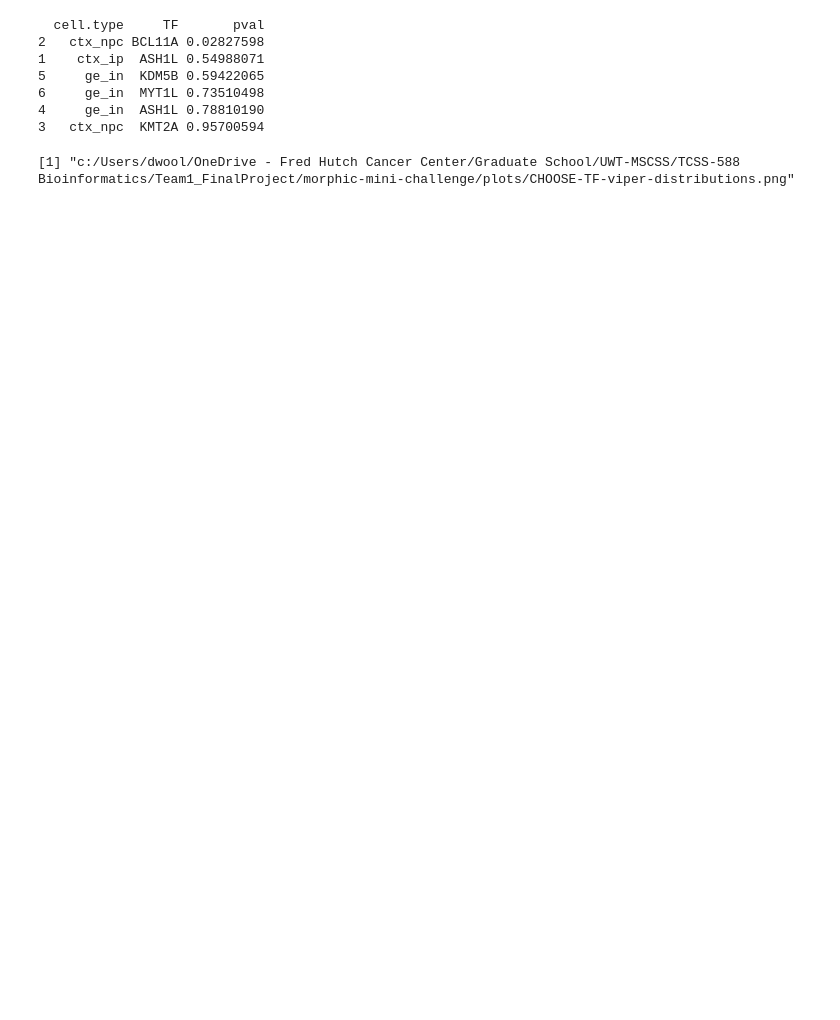
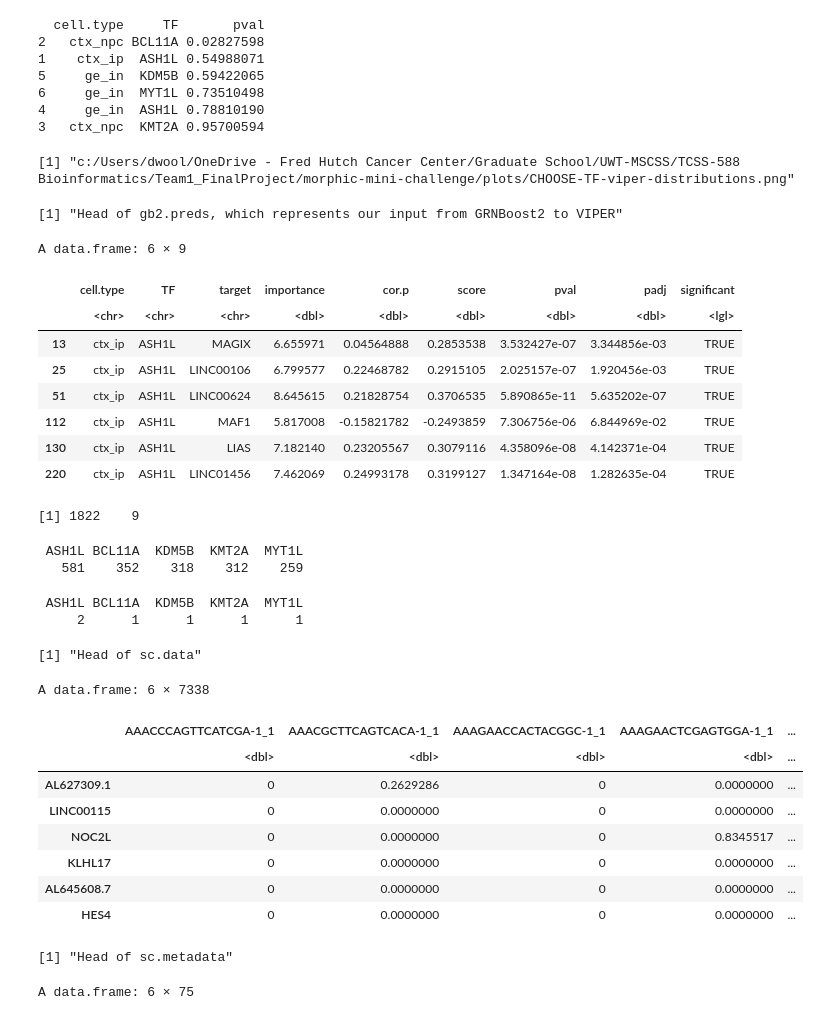
Before and after one commit to dwools/Team1_FinalProject, a Jupyter notebook: morphic-mini-challenge/R/apply-viper-evaluation.ipynb, the cells around one changed output. Saved outputs shown, nothing was run; the diff lists cells and outputs as text; code cells hidden in the pictures; blank space fills up the shorter version.

Commit message:
data exploration

```diff
--- a/morphic-mini-challenge/R/apply-viper-evaluation.ipynb
+++ b/morphic-mini-challenge/R/apply-viper-evaluation.ipynb
@@ -265,3 +265,45 @@ d <- dev.off()
 print(ofile)
 # %% [output]
 [1] "c:/Users/dwool/OneDrive - Fred Hutch Cancer Center/Graduate School/UWT-MSCSS/TCSS-588 Bioinformatics/Team1_FinalProject/morphic-mini-challenge/plots/CHOOSE-TF-viper-distributions.png"
+# %%
+# Print the head of the VIPER inputs' data frames to check that they look correct and that the VIPER inputs are being constructed as expected.
+
+print("Head of gb2.preds, which represents our input from GRNBoost2 to VIPER")
+head(gb2.preds)
+dim(gb2.preds)
+table(gb2.preds$TF)
+table(tfs.to.analyze$TF)
+
+print("Head of sc.data")
+head(sc.data)
+
+print("Head of sc.metadata")
+head(sc.metadata)
+# %% [output]
+[1] "Head of gb2.preds, which represents our input from GRNBoost2 to VIPER"
+A data.frame: 6 × 9
+|  | cell.type | TF | target | importance | cor.p | score | pval | padj | significant |
+|  | <chr> | <chr> | <chr> | <dbl> | <dbl> | <dbl> | <dbl> | <dbl> | <lgl> |
+| 13 | ctx_ip | ASH1L | MAGIX | 6.655971 | 0.04564888 | 0.2853538 | 3.532427e-07 | 3.344856e-03 | TRUE |
+| 25 | ctx_ip | ASH1L | LINC00106 | 6.799577 | 0.22468782 | 0.2915105 | 2.025157e-07 | 1.920456e-03 | TRUE |
+| 51 | ctx_ip | ASH1L | LINC00624 | 8.645615 | 0.21828754 | 0.3706535 | 5.890865e-11 | 5.635202e-07 | TRUE |
+| 112 | ctx_ip | ASH1L | MAF1 | 5.817008 | -0.15821782 | -0.2493859 | 7.306756e-06 | 6.844969e-02 | TRUE |
+| 130 | ctx_ip | ASH1L | LIAS | 7.182140 | 0.23205567 | 0.3079116 | 4.358096e-08 | 4.142371e-04 | TRUE |
+| 220 | ctx_ip | ASH1L | LINC01456 | 7.462069 | 0.24993178 | 0.3199127 | 1.347164e-08 | 1.282635e-04 | TRUE |
+[1] 1822    9
+ ASH1L BCL11A  KDM5B  KMT2A  MYT1L
+   581    352    318    312    259
+ ASH1L BCL11A  KDM5B  KMT2A  MYT1L
+     2      1      1      1      1
+[1] "Head of sc.data"
+A data.frame: 6 × 7338
+|  | AAACCCAGTTCATCGA-1_1 | AAACGCTTCAGTCACA-1_1 | AAAGAACCACTACGGC-1_1 | AAAGAACTCGAGTGGA-1_1 | ... |
+|  | <dbl> | <dbl> | <dbl> | <dbl> | ... |
+| AL627309.1 | 0 | 0.2629286 | 0 | 0.0000000 | ... |
+| LINC00115 | 0 | 0.0000000 | 0 | 0.0000000 | ... |
+| NOC2L | 0 | 0.0000000 | 0 | 0.8345517 | ... |
+| KLHL17 | 0 | 0.0000000 | 0 | 0.0000000 | ... |
+| AL645608.7 | 0 | 0.0000000 | 0 | 0.0000000 | ... |
+| HES4 | 0 | 0.0000000 | 0 | 0.0000000 | ... |
+[1] "Head of sc.metadata"
+A data.frame: 6 × 75
```
Also changed, not shown: parts of 2 cells of this notebook, 3 other files.
